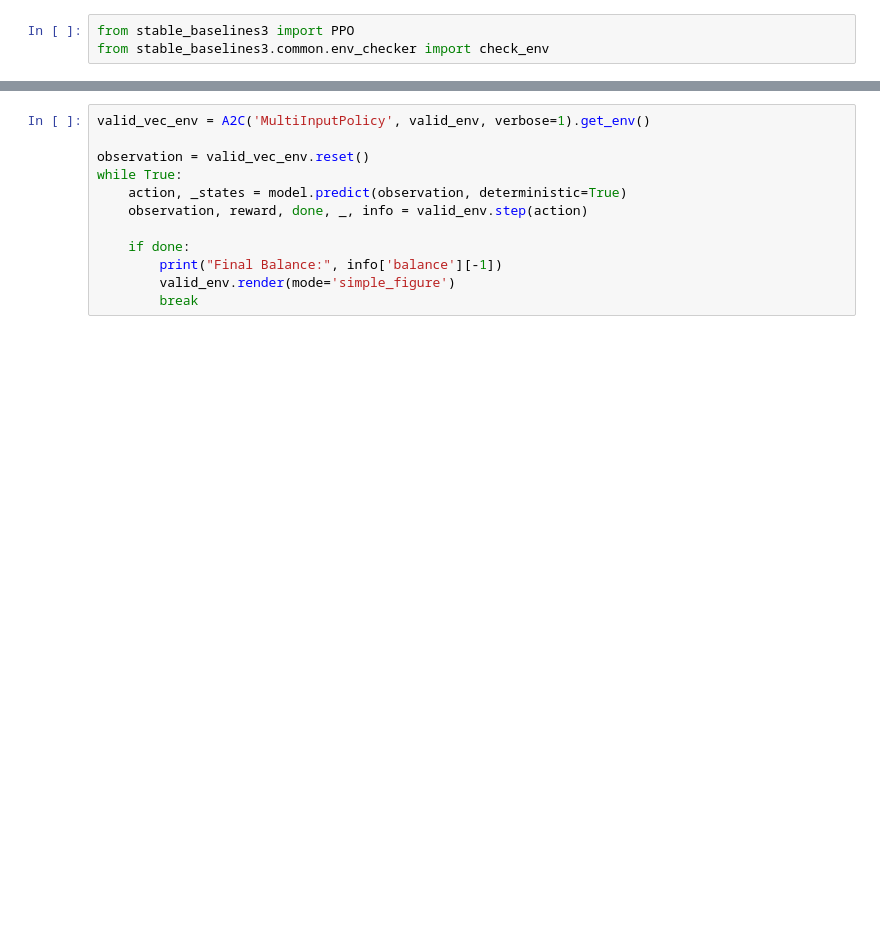
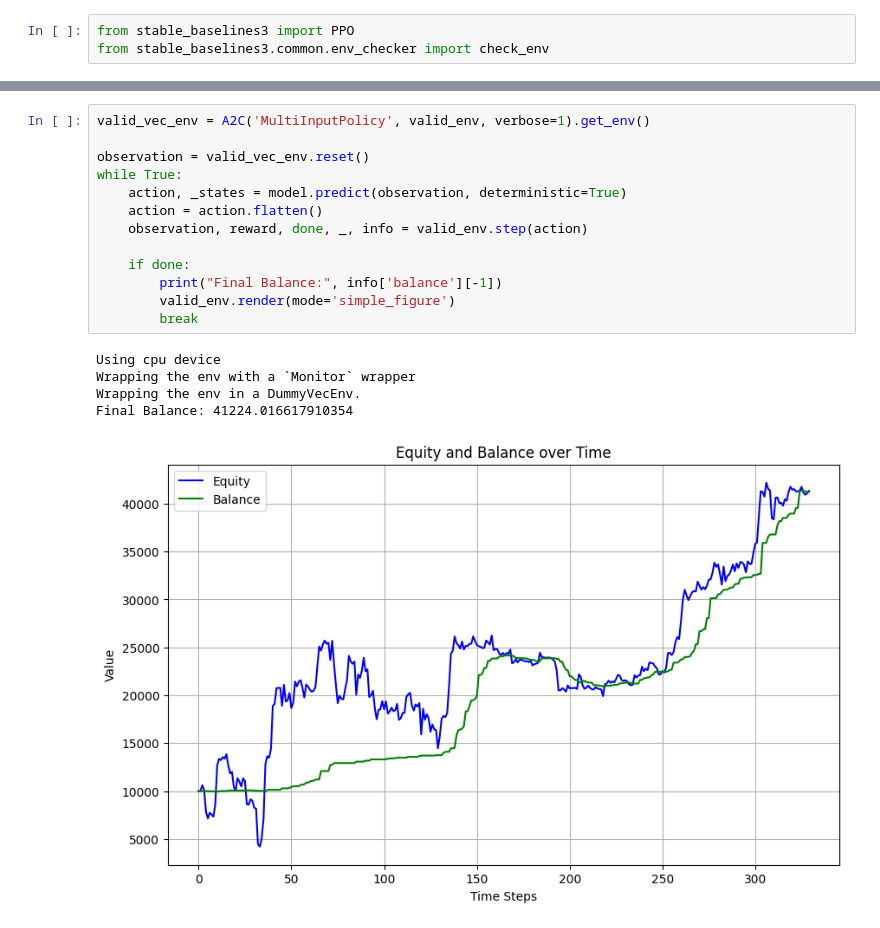
Before and after one commit to XO30/gymnasium-MT5, a Jupyter notebook: devel.ipynb, the cells around one changed output, grey strips where cells are left out. Drawn from its saved outputs; the diff is of its cells as text; blank space fills up the shorter version.

```diff
--- a/devel.ipynb
+++ b/devel.ipynb
@@ -196,15 +164,22 @@ ValueError: The truth value of an array with more than one element is ambiguous.
 # %%
 valid_vec_env = A2C('MultiInputPolicy', valid_env, verbose=1).get_env()
 
 observation = valid_vec_env.reset()
 while True:
     action, _states = model.predict(observation, deterministic=True)
+    action = action.flatten()
     observation, reward, done, _, info = valid_env.step(action)
 
     if done:
         print("Final Balance:", info['balance'][-1])
         valid_env.render(mode='simple_figure')
         break
+# %% [output]
+Using cpu device
+Wrapping the env with a `Monitor` wrapper
+Wrapping the env in a DummyVecEnv.
+Final Balance: 41224.016617910354
+[figure, added]
 # %%
 from IPython.display import clear_output
 
```
Also changed, not shown: parts of 13 cells of this notebook, 8 other files.
